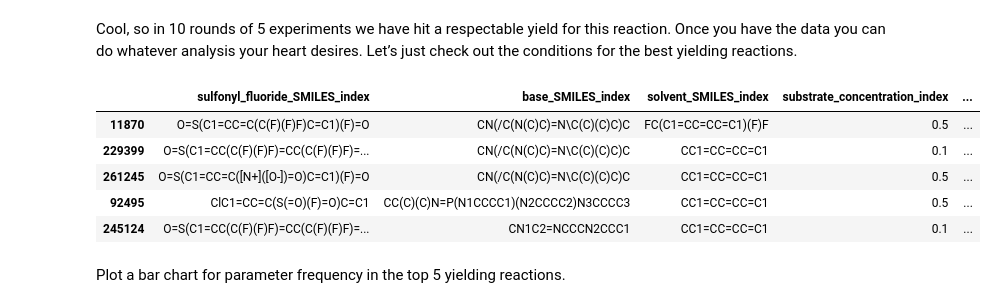
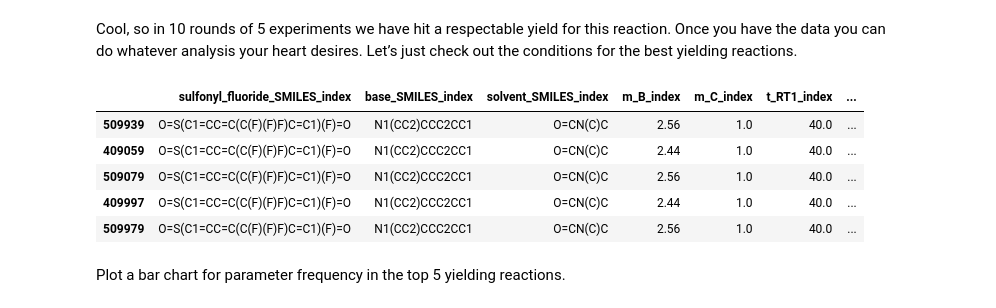
Before and after one commit to zhaisilong/flow, a Jupyter notebook: adversial/methylation/optimization.ipynb, the cells around one changed output. Cells and saved outputs as stored; diff of their text form; code cells hidden in the pictures.

```diff
--- a/adversial/methylation/optimization.ipynb
+++ b/adversial/methylation/optimization.ipynb
@@ -508,17 +508,17 @@ Cool, so in 10 rounds of 5 experiments we have hit a respectable yield for this
 # %%
 results = pd.DataFrame(columns=bo.reaction.index_headers + ['yield'])
 for path in ['init', 'round0', 'round1', 'round2', 'round3', 'round4', 'round5', 'round6', 'round7', 'round8']:
-    results = pd.concat([results, pd.read_csv('results/' + path + '.csv', index_col=0)], sort=False)
+    results = pd.concat([results, pd.read_csv(path + '.csv', index_col=0)], sort=False)
 
 results = results.sort_values('yield', ascending=False)
 results.head()
 # %% [output]
-|  | sulfonyl_fluoride_SMILES_index | base_SMILES_index | solvent_SMILES_index | substrate_concentration_index | ... |
-| 11870 | O=S(C1=CC=C(C(F)(F)F)C=C1)(F)=O | CN(/C(N(C)C)=N\C(C)(C)C)C | FC(C1=CC=CC=C1)(F)F | 0.5 | ... |
-| 229399 | O=S(C1=CC(C(F)(F)F)=CC(C(F)(F)F)=... | CN(/C(N(C)C)=N\C(C)(C)C)C | CC1=CC=CC=C1 | 0.1 | ... |
-| 261245 | O=S(C1=CC=C([N+]([O-])=O)C=C1)(F)=O | CN(/C(N(C)C)=N\C(C)(C)C)C | CC1=CC=CC=C1 | 0.5 | ... |
-| 92495 | ClC1=CC=C(S(=O)(F)=O)C=C1 | CC(C)(C)N=P(N1CCCC1)(N2CCCC2)N3CCCC3 | CC1=CC=CC=C1 | 0.5 | ... |
-| 245124 | O=S(C1=CC(C(F)(F)F)=CC(C(F)(F)F)=... | CN1C2=NCCCN2CCC1 | CC1=CC=CC=C1 | 0.1 | ... |
+|  | sulfonyl_fluoride_SMILES_index | base_SMILES_index | solvent_SMILES_index | m_B_index | m_C_index | t_RT1_index | ... |
+| 509939 | O=S(C1=CC=C(C(F)(F)F)C=C1)(F)=O | N1(CC2)CCC2CC1 | O=CN(C)C | 2.56 | 1.0 | 40.0 | ... |
+| 409059 | O=S(C1=CC=C(C(F)(F)F)C=C1)(F)=O | N1(CC2)CCC2CC1 | O=CN(C)C | 2.44 | 1.0 | 40.0 | ... |
+| 509079 | O=S(C1=CC=C(C(F)(F)F)C=C1)(F)=O | N1(CC2)CCC2CC1 | O=CN(C)C | 2.56 | 1.0 | 40.0 | ... |
+| 409997 | O=S(C1=CC=C(C(F)(F)F)C=C1)(F)=O | N1(CC2)CCC2CC1 | O=CN(C)C | 2.44 | 1.0 | 40.0 | ... |
+| 509979 | O=S(C1=CC=C(C(F)(F)F)C=C1)(F)=O | N1(CC2)CCC2CC1 | O=CN(C)C | 2.56 | 1.0 | 40.0 | ... |
 # %% [markdown]
 Plot a bar chart for parameter frequency in the top 5 yielding reactions.
 # %%
```
Also changed, not shown: parts of 25 cells of this notebook, 18 other files.
